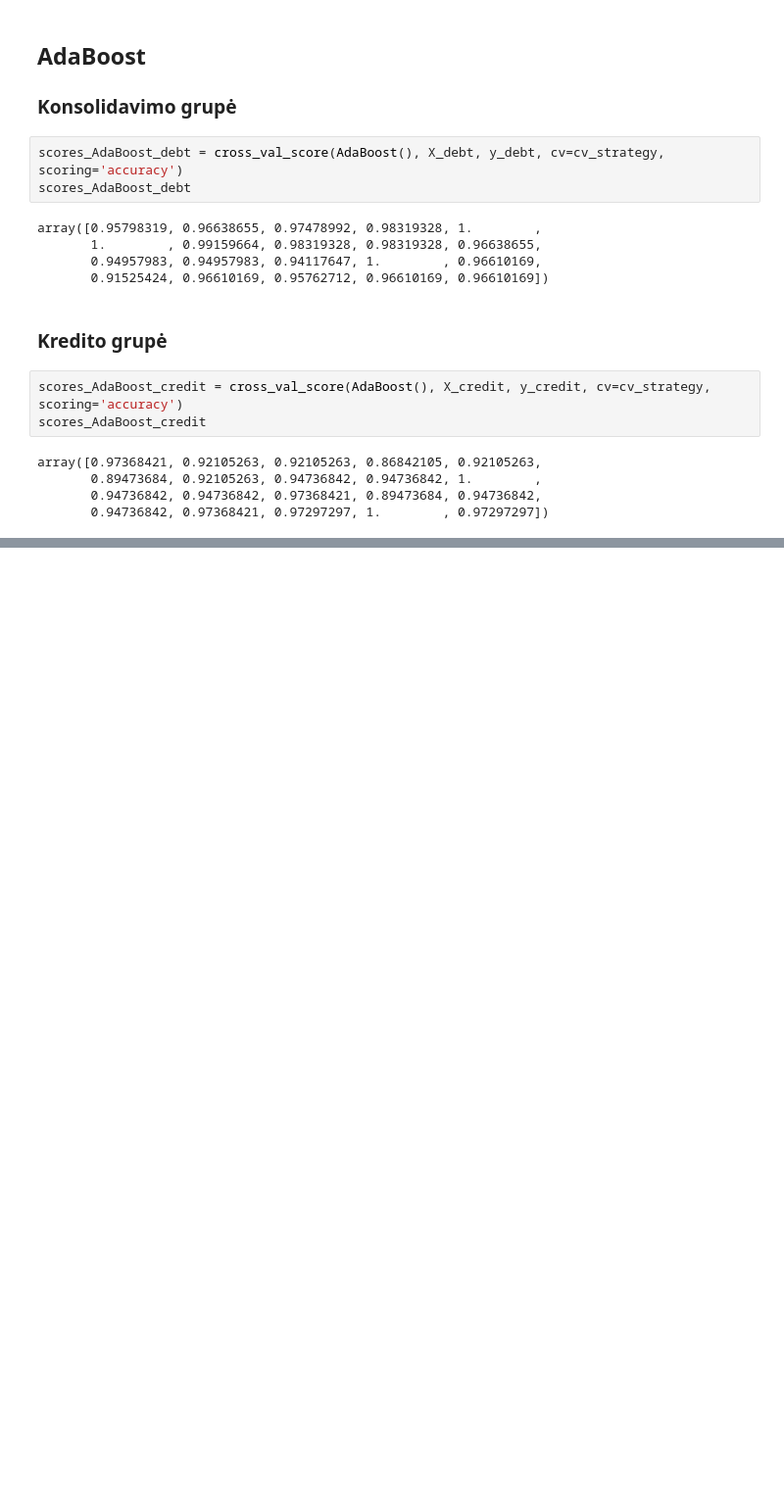
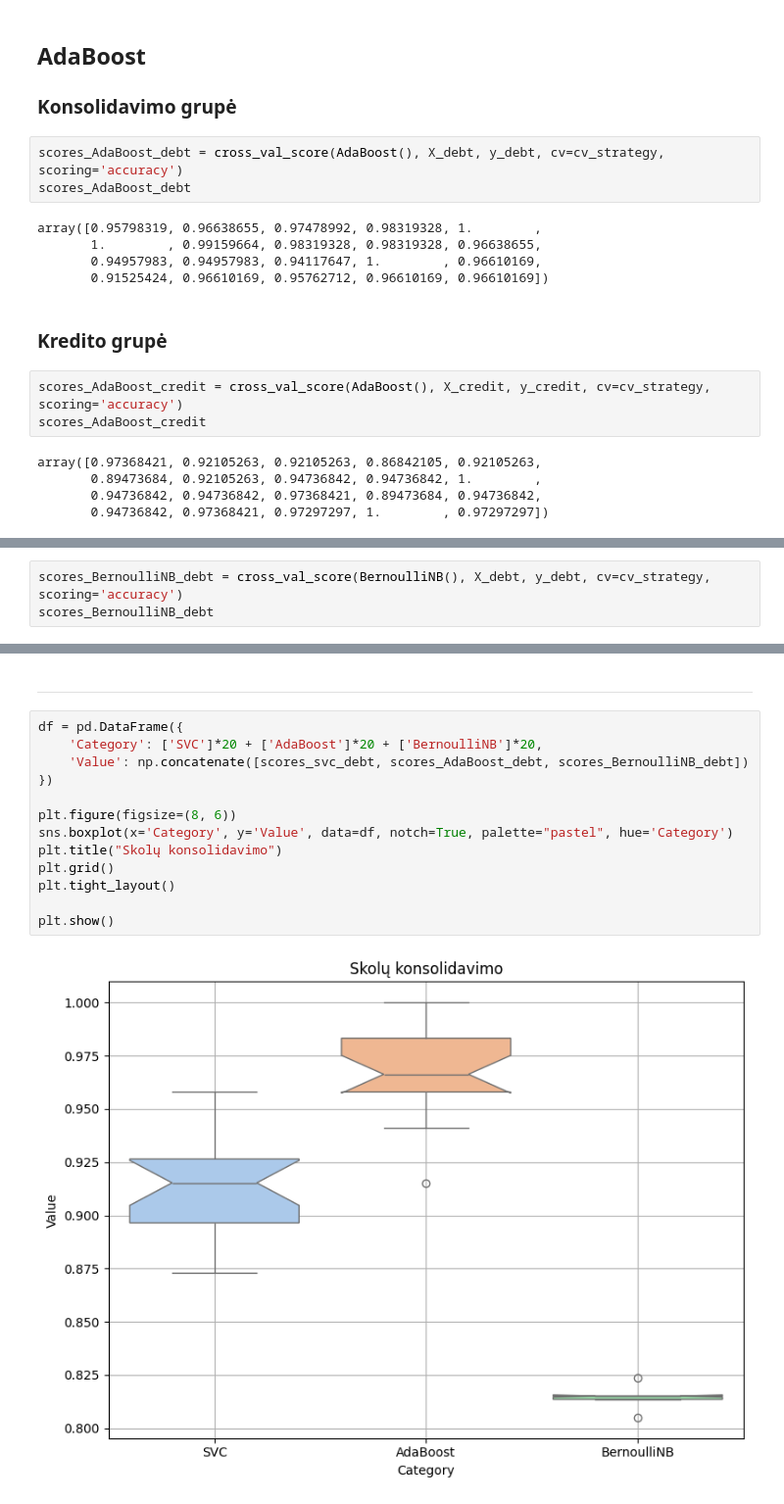
Before and after one commit to EvelinaDu/Papildomi_duomenu_vizualizavimo_skyriai, a Jupyter notebook: 4_laboratorinis/main.ipynb, the cells around one changed output, grey strips where cells are left out. Shown at 98% size. Saved outputs shown, nothing was run; the diff lists cells and outputs as text; blank space fills up the shorter version.

Commit message:
Add BernouliNB and boxplots

```diff
--- a/4_laboratorinis/main.ipynb
+++ b/4_laboratorinis/main.ipynb
@@ -158,2 +158,5 @@ array([0.97368421, 0.92105263, 0.92105263, 0.86842105, 0.92105263,
 
 ### Konsolidavimo grupė
+# %%
+scores_BernoulliNB_debt = cross_val_score(BernoulliNB(), X_debt, y_debt, cv=cv_strategy, scoring='accuracy')
+scores_BernoulliNB_debt
@@ -159,0 +178,17 @@ array([0.97368421, 0.92105263, 0.92105263, 0.86842105, 0.92105263,
+# %% [markdown]
+---
+# %%
+df = pd.DataFrame({
+    'Category': ['SVC']*20 + ['AdaBoost']*20 + ['BernoulliNB']*20,
+    'Value': np.concatenate([scores_svc_debt, scores_AdaBoost_debt, scores_BernoulliNB_debt])
+})
+
+plt.figure(figsize=(8, 6))
+sns.boxplot(x='Category', y='Value', data=df, notch=True, palette="pastel", hue='Category')
+plt.title("Skolų konsolidavimo")
+plt.grid()
+plt.tight_layout()
+
+plt.show()
+# %% [output]
+[figure, added]
```
Also changed, not shown: parts of 5 cells of this notebook.
